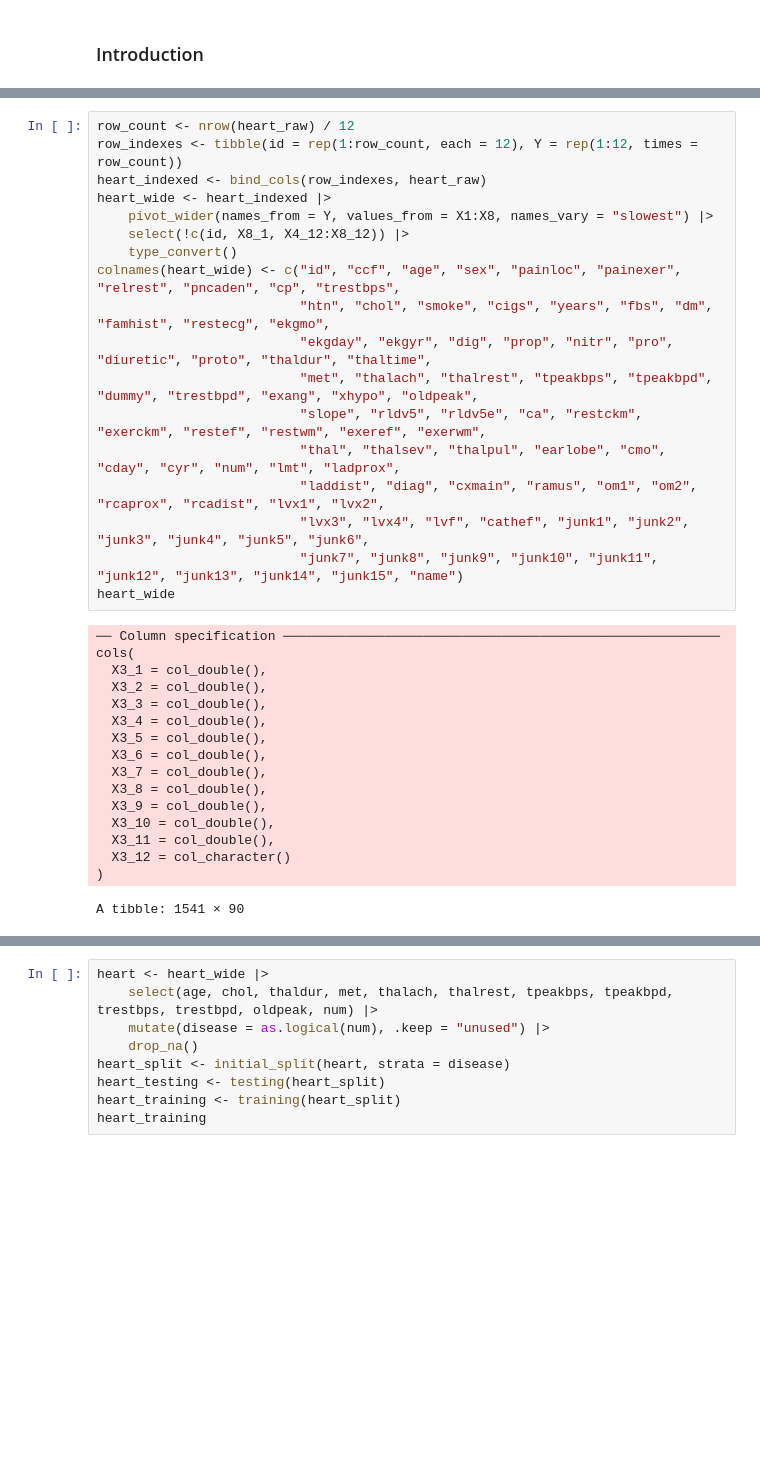
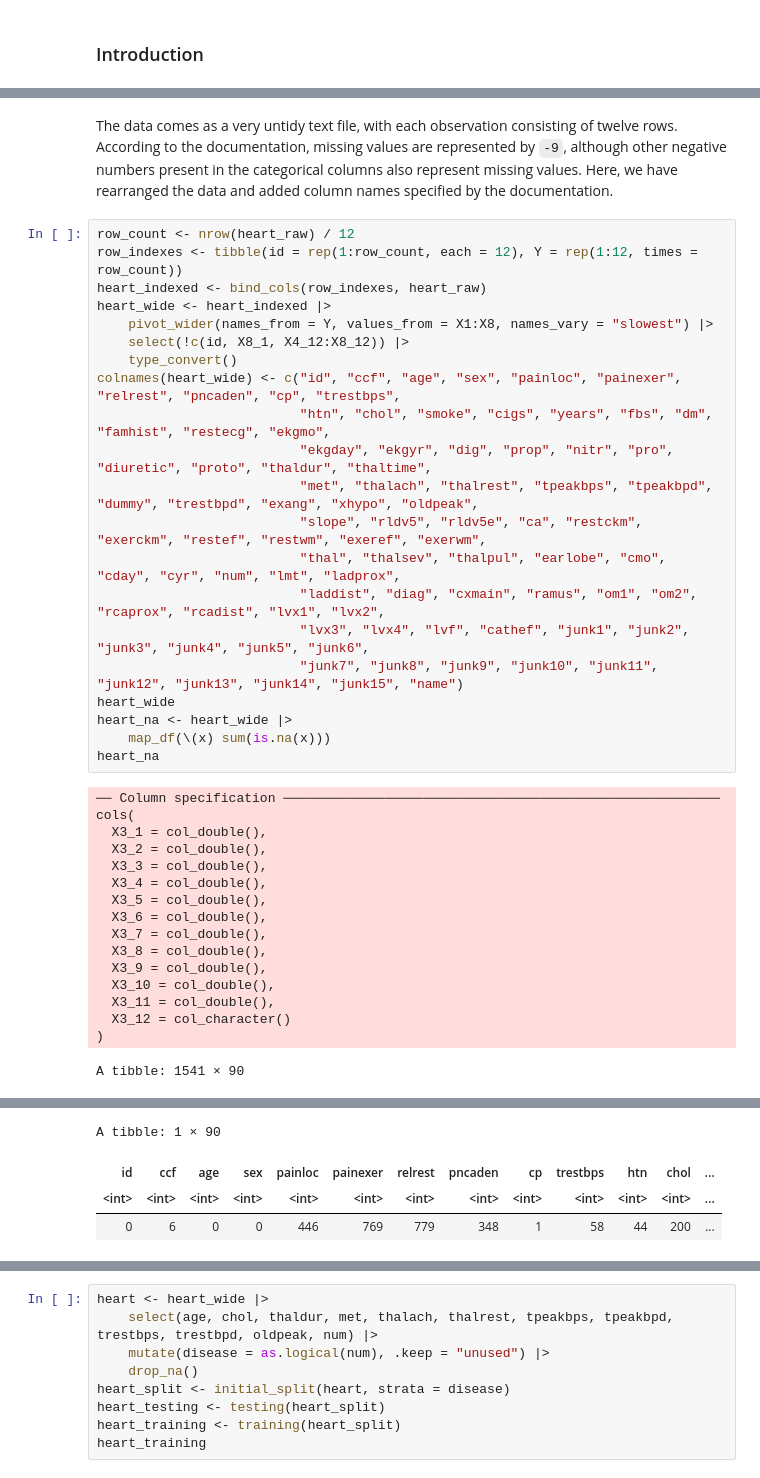
Before and after one commit to HUCKLEandtheSTALKER/DSCI100-jupyter-worksheets, a Jupyter notebook: project.ipynb, the cells around one changed output, grey strips where cells are left out. Saved outputs shown, nothing was run; the diff lists cells and outputs as text; blank space fills up the shorter version.

```diff
--- a/project.ipynb
+++ b/project.ipynb
@@ -64,6 +62,8 @@ A tibble: 18492 × 8
 | 1 | 1 | NA | NA | NA | NA | NA | NA |
 | NA | NA | NA | NA | NA | NA | NA | NA |
 | NA | NA | Takacs | NA | NA | NA | NA | NA |
+# %% [markdown]
+The data comes as a very untidy text file, with each observation consisting of twelve rows. According to the documentation, missing values are represented by `-9`, although other negative numbers present in the categorical columns also represent missing values. Here, we have rearranged the data and added column names specified by the documentation.
 # %%
 row_count <- nrow(heart_raw) / 12
 row_indexes <- tibble(id = rep(1:row_count, each = 12), Y = rep(1:12, times = row_count))
@@ -81,32 +81,39 @@ colnames(heart_wide) <- c("id", "ccf", "age", "sex", "painloc", "painexer", "rel
                           "laddist", "diag", "cxmain", "ramus", "om1", "om2", "rcaprox", "rcadist", "lvx1", "lvx2",
                           "lvx3", "lvx4", "lvf", "cathef", "junk1", "junk2", "junk3", "junk4", "junk5", "junk6",
                           "junk7", "junk8", "junk9", "junk10", "junk11", "junk12", "junk13", "junk14", "junk15", "name")
 heart_wide
+heart_na <- heart_wide |>
+    map_df(\(x) sum(is.na(x)))
+heart_na
 # %% [output]
 ── Column specification ────────────────────────────────────────────────────────
 cols(
   X3_1 = col_double(),
   X3_2 = col_double(),
   X3_3 = col_double(),
   X3_4 = col_double(),
   X3_5 = col_double(),
   X3_6 = col_double(),
   X3_7 = col_double(),
   X3_8 = col_double(),
   X3_9 = col_double(),
   X3_10 = col_double(),
   X3_11 = col_double(),
   X3_12 = col_character()
 )
 A tibble: 1541 × 90
 | id | ccf | age | sex | painloc | painexer | relrest | pncaden | cp | trestbps | htn | chol | ... |
 | <dbl> | <dbl> | <dbl> | <dbl> | <dbl> | <dbl> | <dbl> | <dbl> | <dbl> | <dbl> | <dbl> | <dbl> | ... |
 | 1 | 15943882 | 63 | 1 | NA | NA | NA | -27 | 1 | 145 | 1 | 233 | ... |
 | 2 | 15964847 | 67 | 1 | NA | NA | NA | -27 | 4 | 160 | 1 | 286 | ... |
 | 3 | 15952199 | 67 | 1 | NA | NA | NA | -27 | 4 | 120 | 1 | 229 | ... |
 | ⋮ | ⋮ | ⋮ | ⋮ | ⋮ | ⋮ | ⋮ | ⋮ | ⋮ | ⋮ | ⋮ | ⋮ | ... |
 | 1668 | 13203 | 57 | 1 | 1 | NA | NA | NA | 4 | 130 | 0 | 305.69 | ... |
 | 1669 | 14205 | 47 | 1 | 1 | NA | NA | NA | 4 | 100 | 0 | 127.05 | ... |
 | 1670 | 15403 | 36 | 1 | 1 | NA | NA | NA | 3 | 120 | 0 | 221.76 | ... |
+A tibble: 1 × 90
+| id | ccf | age | sex | painloc | painexer | relrest | pncaden | cp | trestbps | htn | chol | ... |
+| <int> | <int> | <int> | <int> | <int> | <int> | <int> | <int> | <int> | <int> | <int> | <int> | ... |
+| 0 | 6 | 0 | 0 | 446 | 769 | 779 | 348 | 1 | 58 | 44 | 200 | ... |
 # %% [markdown]
 #### Excluded variables
```
Also changed, not shown: parts of 4 cells of this notebook.
